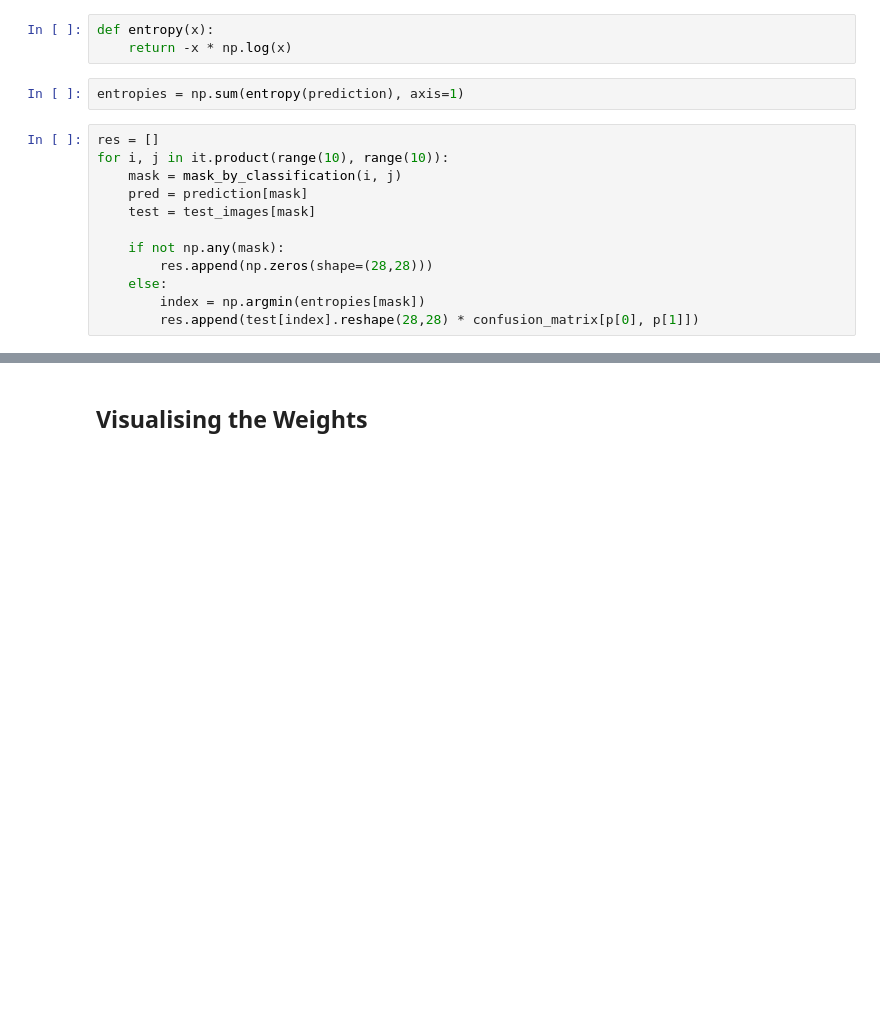
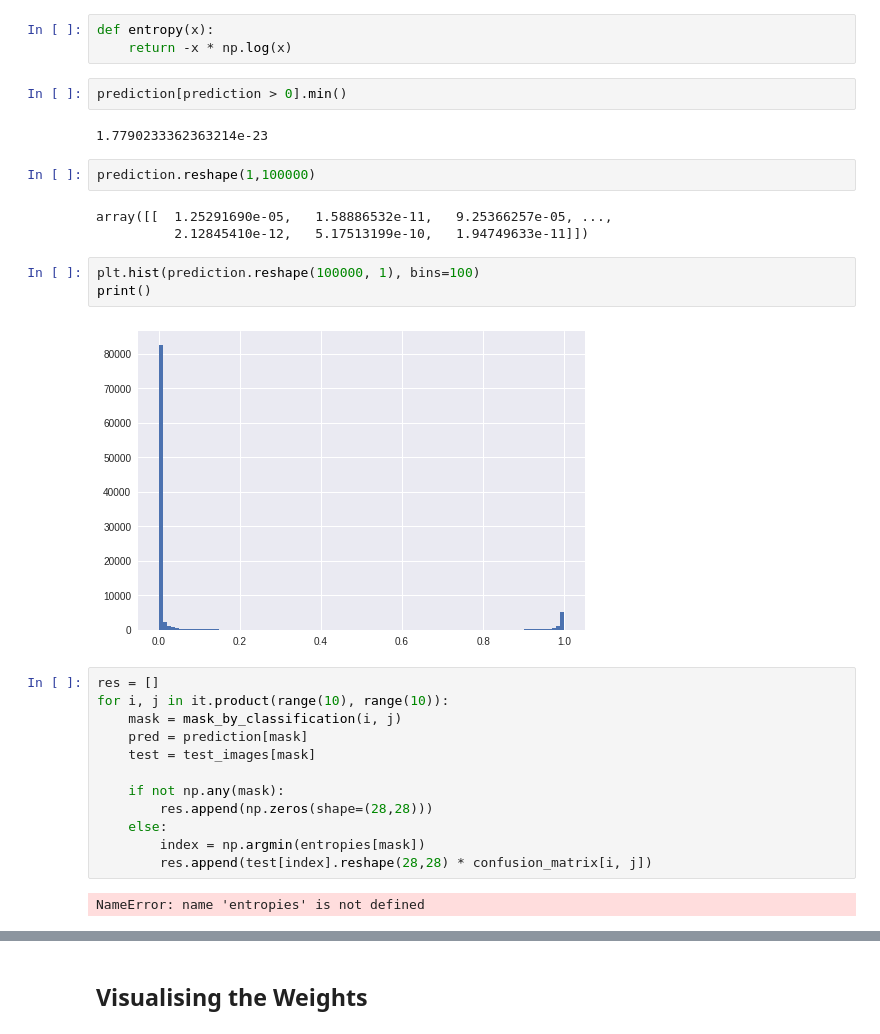
Before and after one commit to mathematiguy/tensorflow, a Jupyter notebook: TFLearn/MNIST Dataset with TFLearn.ipynb, the cells around one changed output, grey strips where cells are left out. Drawn from its saved outputs; the diff is of its cells as text; blank space fills up the shorter version.

```diff
--- a/TFLearn/MNIST Dataset with TFLearn.ipynb
+++ b/TFLearn/MNIST Dataset with TFLearn.ipynb
@@ -165,8 +188,20 @@ import itertools as it
 # %%
 def entropy(x):
     return -x * np.log(x)
-# %%
-entropies = np.sum(entropy(prediction), axis=1)
+# %%
+prediction[prediction > 0].min()
+# %% [output]
+1.7790233362363214e-23
+# %%
+prediction.reshape(1,100000)
+# %% [output]
+array([[  1.25291690e-05,   1.58886532e-11,   9.25366257e-05, ...,
+          2.12845410e-12,   5.17513199e-10,   1.94749633e-11]])
+# %%
+plt.hist(prediction.reshape(100000, 1), bins=100)
+print()
+# %% [output]
+[figure, added]
 # %%
 res = []
 for i, j in it.product(range(10), range(10)):
@@ -178,7 +213,9 @@ for i, j in it.product(range(10), range(10)):
         res.append(np.zeros(shape=(28,28)))
     else:
         index = np.argmin(entropies[mask])
-        res.append(test[index].reshape(28,28) * confusion_matrix[p[0], p[1]])
+        res.append(test[index].reshape(28,28) * confusion_matrix[i, j])
+# %% [output]
+NameError: name 'entropies' is not defined
 # %%
 rows = []
 for r in range(0, 100, 10):
```
Also changed, not shown: parts of 18 cells of this notebook.
